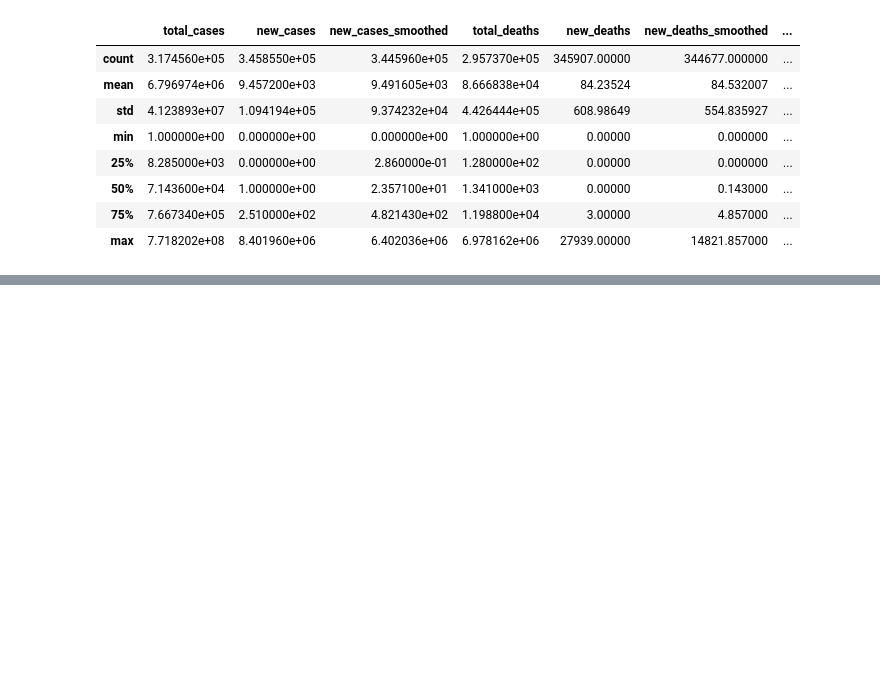
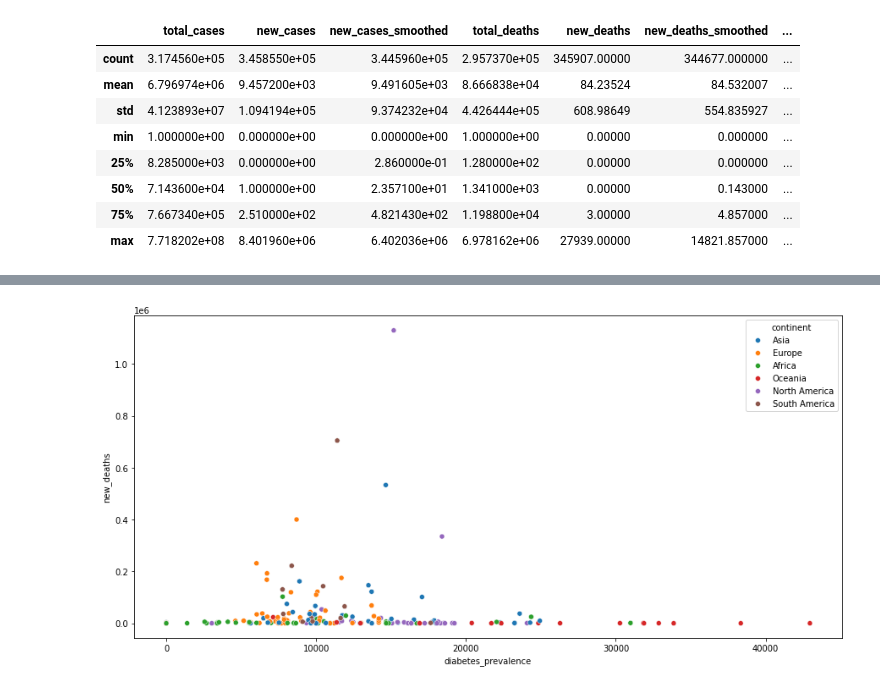
Before and after one commit to alib2014/Data-science, a Jupyter notebook: EDA/CovidEDA.ipynb, the cells around one changed output, grey strips where cells are left out. Cells and saved outputs as stored; diff of their text form; code cells hidden in the pictures; blank space fills up the shorter version.

```diff
--- a/EDA/CovidEDA.ipynb
+++ b/EDA/CovidEDA.ipynb
@@ -446,0 +58,3 @@ covid_data_continent = df2[index].reset_index().groupby(['date', 'continent'], a
+# %%
+country_data = data.groupby(['location', 'continent', 'iso_code']).sum()
+country_data.head()
@@ -446,0 +69,6 @@ covid_data_continent = df2[index].reset_index().groupby(['date', 'continent'], a
+# %%
+fig, ax = plt.subplots(figsize=(15, 7))
+sns.scatterplot(x='diabetes_prevalence', y='new_deaths', data=country_data, hue='continent',ax=ax)
+plt.show()
+# %% [output]
+[figure, added]
```
Also changed, not shown: parts of 77 cells of this notebook.
